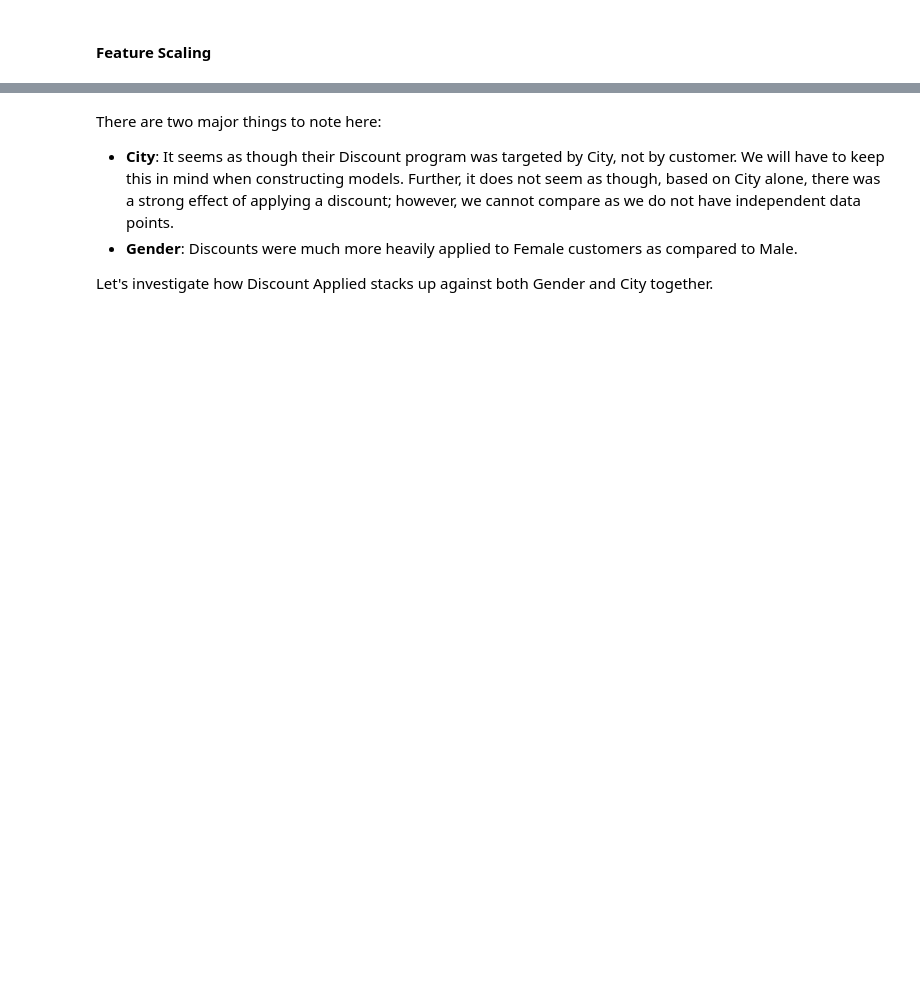
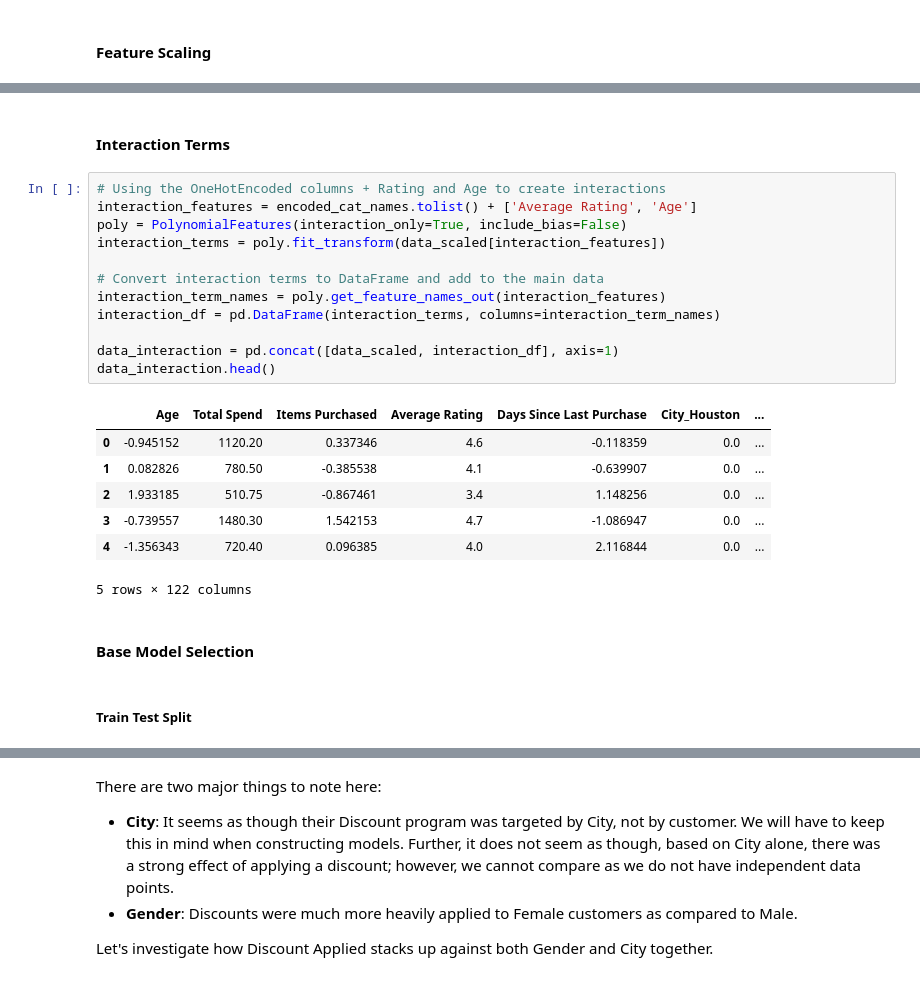
Before and after one commit to scottpitcher/ecommerce-marketing-analytics-optimization, a Jupyter notebook: clv_optimization_model.ipynb, the cells around one changed output, grey strips where cells are left out. Saved outputs shown, nothing was run; the diff lists cells and outputs as text; blank space fills up the shorter version.

```diff
--- a/clv_optimization_model.ipynb
+++ b/clv_optimization_model.ipynb
@@ -128,0 +105,26 @@ y = data_scaled['Total Spend']
+# %% [markdown]
+#### Interaction Terms
+# %%
+# Using the OneHotEncoded columns + Rating and Age to create interactions
+interaction_features = encoded_cat_names.tolist() + ['Average Rating', 'Age']
+poly = PolynomialFeatures(interaction_only=True, include_bias=False)
+interaction_terms = poly.fit_transform(data_scaled[interaction_features])
+
+# Convert interaction terms to DataFrame and add to the main data
+interaction_term_names = poly.get_feature_names_out(interaction_features)
+interaction_df = pd.DataFrame(interaction_terms, columns=interaction_term_names)
+
+data_interaction = pd.concat([data_scaled, interaction_df], axis=1)
+data_interaction.head()
+# %% [output]
+|  | Age | Total Spend | Items Purchased | Average Rating | Days Since Last Purchase | City_Houston | ... |
+| 0 | -0.945152 | 1120.20 | 0.337346 | 4.6 | -0.118359 | 0.0 | ... |
+| 1 | 0.082826 | 780.50 | -0.385538 | 4.1 | -0.639907 | 0.0 | ... |
+| 2 | 1.933185 | 510.75 | -0.867461 | 3.4 | 1.148256 | 0.0 | ... |
+| 3 | -0.739557 | 1480.30 | 1.542153 | 4.7 | -1.086947 | 0.0 | ... |
+| 4 | -1.356343 | 720.40 | 0.096385 | 4.0 | 2.116844 | 0.0 | ... |
+5 rows × 122 columns
+# %% [markdown]
+#### Base Model Selection
+# %% [markdown]
+##### Train Test Split
```
Also changed, not shown: parts of 29 cells of this notebook.
